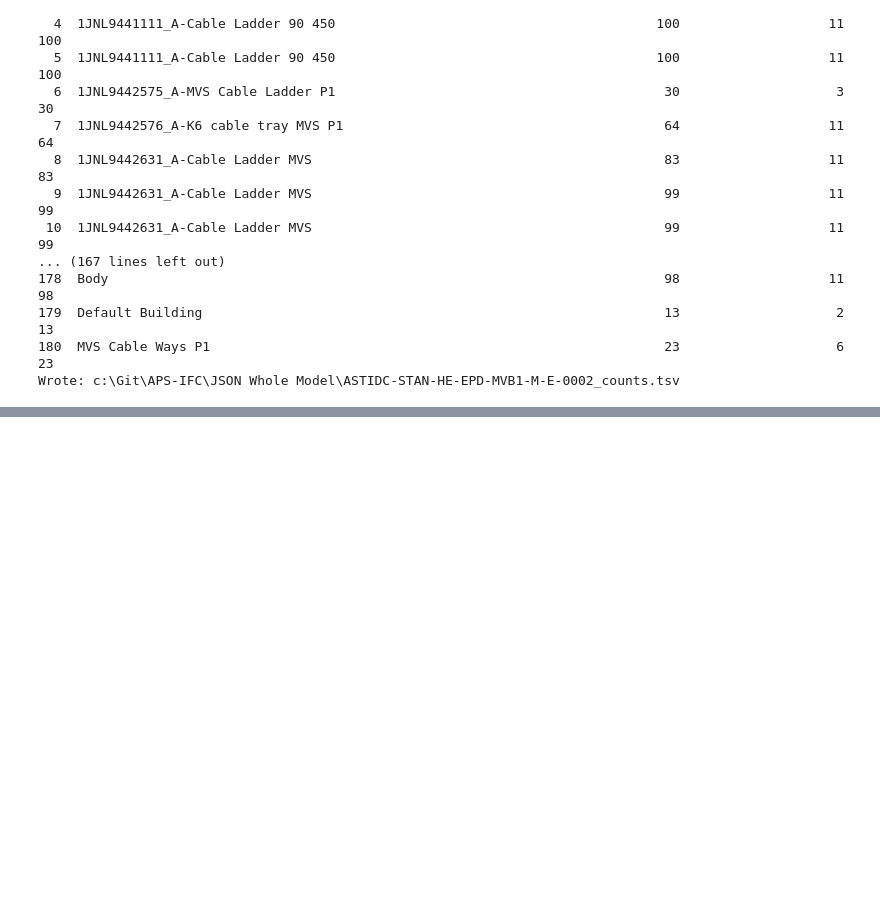
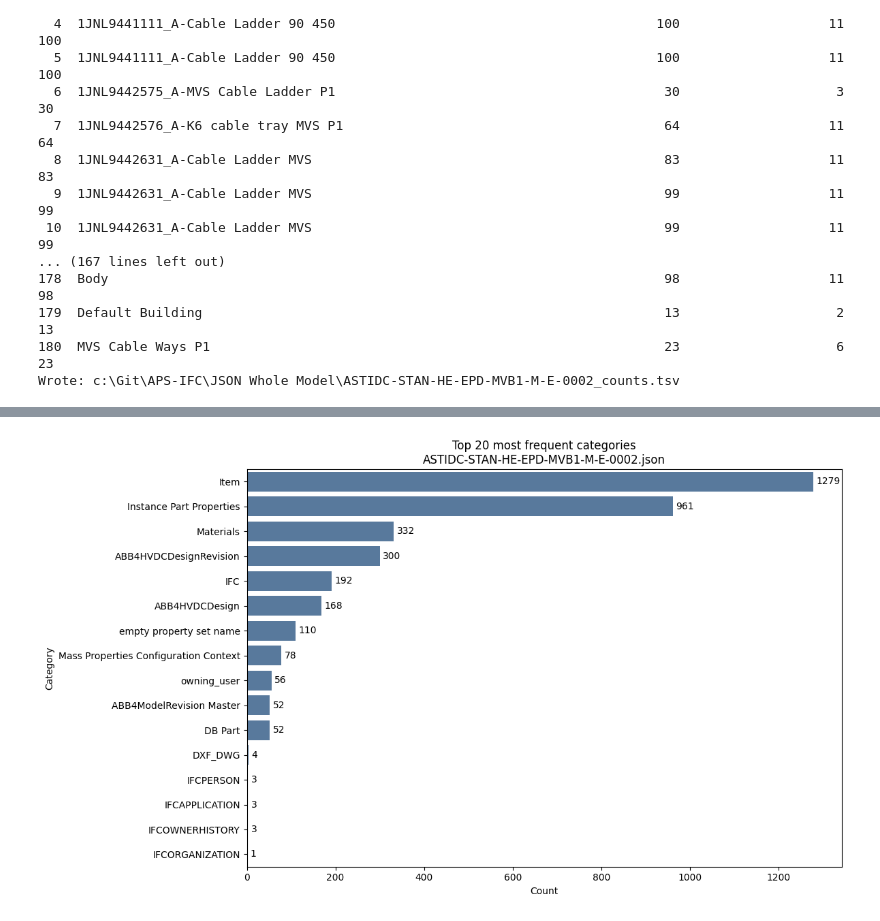
Before and after one commit to plarchi/MsC-IFC-APS, a Jupyter notebook: PyDataTransform/CountProperties_Notebook.ipynb, the cells around one changed output, grey strips where cells are left out. Drawn from its saved outputs; the diff is of its cells as text; code cells hidden in the pictures; blank space fills up the shorter version.

Commit message:
Graph plot for JSON testing.

```diff
--- a/PyDataTransform/CountProperties_Notebook.ipynb
+++ b/PyDataTransform/CountProperties_Notebook.ipynb
@@ -224,0 +228,78 @@ Wrote: c:\Git\APS-IFC\JSON Whole Model\ASTIDC-STAN-HE-EPD-MVB1-M-E-0002_counts.t
+# %%
+# If you get ImportError, run this in a new cell: %pip install pandas seaborn matplotlib
+from collections import Counter
+import pandas as pd
+import matplotlib.pyplot as plt
+import seaborn as sns
+import matplotlib.container as mcontainer
+
+# This cell expects `data` (loaded JSON list) and `input_path` (Path) to exist.
+if "data" not in globals() or not isinstance(data, list):
+    raise NameError("`data` is not defined. Run Cell 4 (choose path) and Cell 5 (load JSON) first.")
+
+# Count category occurrences across all Properties in all elements
+category_counter = Counter()
+skipped_non_dict_elements = 0
+skipped_non_list_properties = 0
+skipped_non_dict_properties = 0
+skipped_empty_category = 0
+
+for element in data:
+    if not isinstance(element, dict):
+        skipped_non_dict_elements += 1
+        continue
+    props = element.get("Properties")
+    if not isinstance(props, list):
+        skipped_non_list_properties += 1
+        continue
+    for prop in props:
+        if not isinstance(prop, dict):
+            skipped_non_dict_properties += 1
+            continue
+        cat = prop.get("category")
+        if cat is None:
+            skipped_empty_category += 1
+            continue
+        cat_text = str(cat).strip()
+        if not cat_text:
+            skipped_empty_category += 1
+            continue
+        category_counter[cat_text] += 1
+
+df_categories = (
+    pd.DataFrame(category_counter.items(), columns=["Category", "Count"])
+      .sort_values("Count", ascending=False)
+      .reset_index(drop=True)
+)
+df_top20 = df_categories.head(20)
+
+print("Category rows (non-empty):", len(df_categories))
+print("Top 20 preview:")
+display(df_top20)
+
+# Plot: top 20 categories by frequency
+plt.figure(figsize=(12, 7))
+ax = sns.barplot(
+    data=df_top20,
+    y="Category",
+    x="Count",
+    color="#4C78A8",
+    errorbar=None,  # avoids ErrorbarContainer in ax.containers
+ )
+ax.set_title(f"Top 20 most frequent categories\n{getattr(input_path, 'name', '')}")
+ax.set_xlabel("Count")
+ax.set_ylabel("Category")
+
+# Put the count value on each bar (only BarContainer, not error bars)
+for cont in ax.containers:
+    if isinstance(cont, mcontainer.BarContainer):
+        ax.bar_label(cont, fmt="%d", padding=3)
+
+plt.tight_layout()
+plt.show()
+
+print("Skipped elements (not dict):", skipped_non_dict_elements)
+print("Skipped elements (Properties not list):", skipped_non_list_properties)
+print("Skipped Properties items (not dict):", skipped_non_dict_properties)
+print("Skipped empty/missing category:", skipped_empty_category)
+# %% [output]
@@ -224,0 +325 @@ Wrote: c:\Git\APS-IFC\JSON Whole Model\ASTIDC-STAN-HE-EPD-MVB1-M-E-0002_counts.t
+[figure, added]
```
Also changed, not shown: parts of 4 cells of this notebook, 1 other file.
